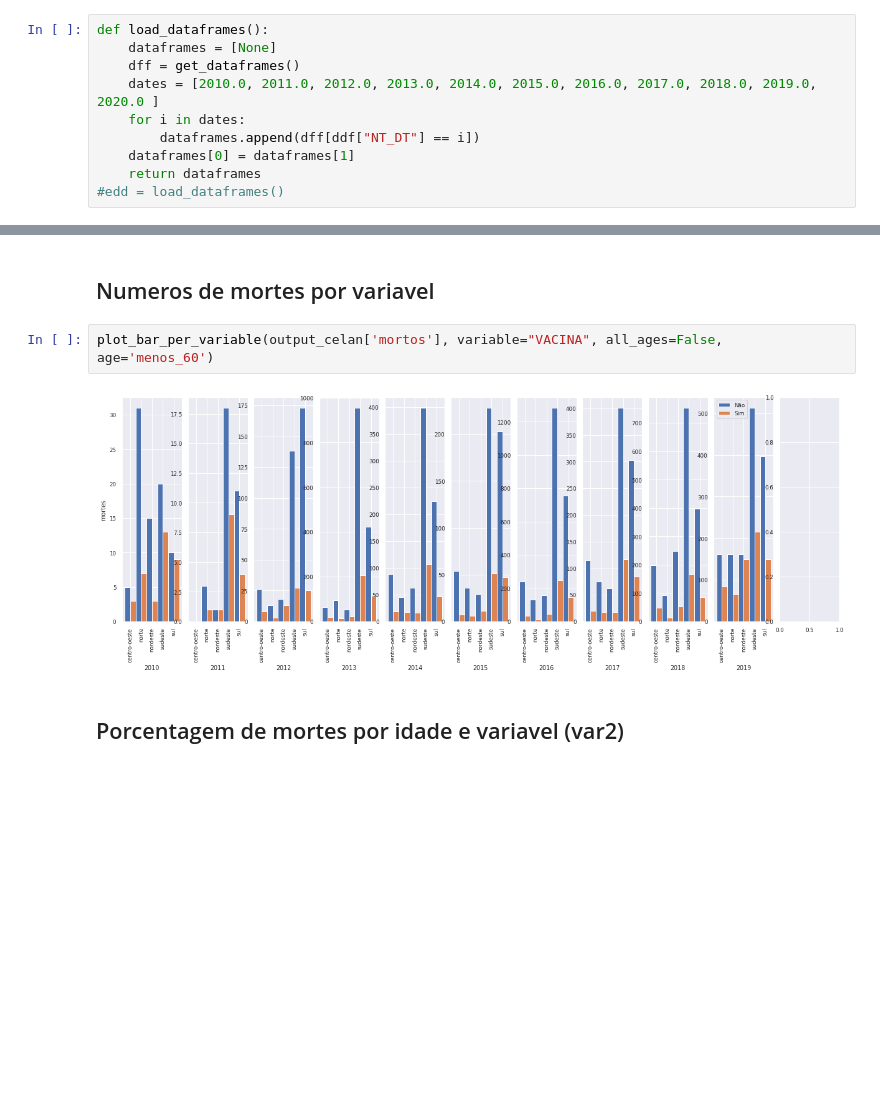
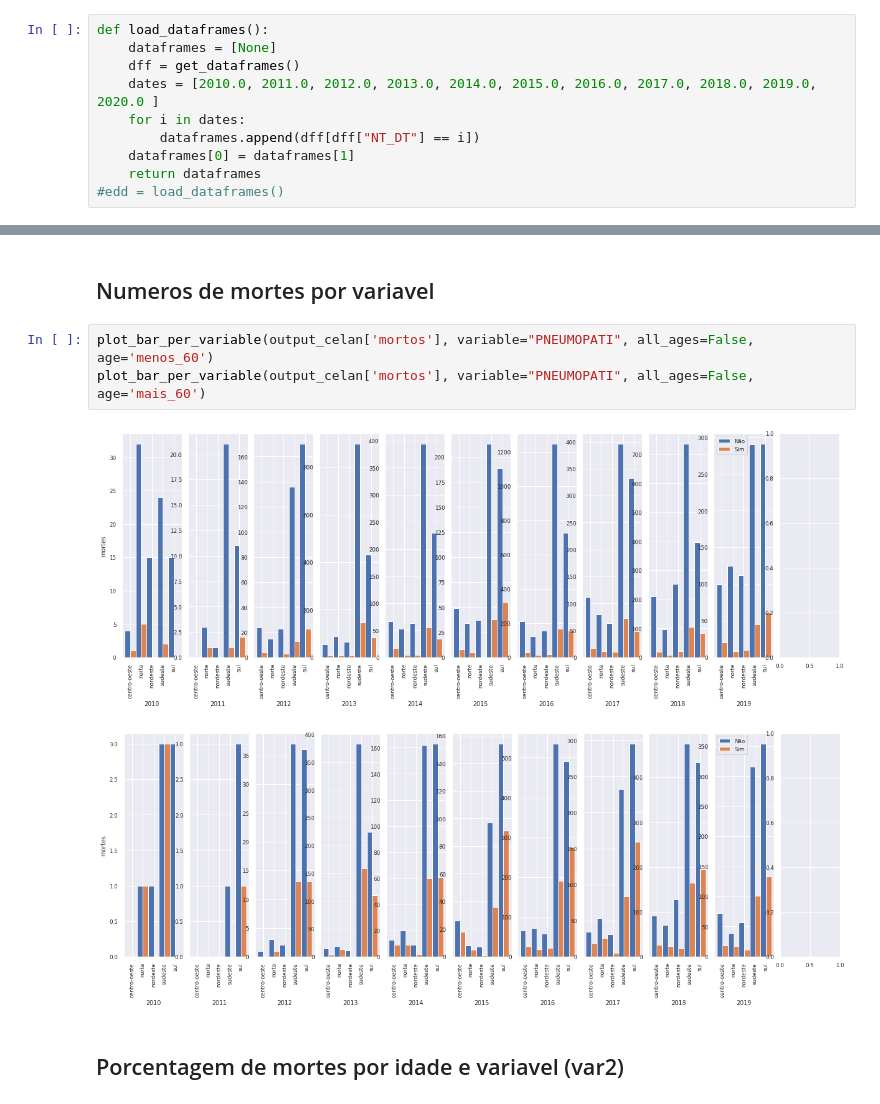
Before and after one commit to brunoartc/IC-Virus-Gripe, a Jupyter notebook: Estudo das variaveis.ipynb, the cells around one changed output, grey strips where cells are left out. Cells and saved outputs as stored; diff of their text form; blank space fills up the shorter version.

```diff
--- a/Estudo das variaveis.ipynb
+++ b/Estudo das variaveis.ipynb
@@ -37,7 +37,7 @@ def load_dataframes():
     dff = get_dataframes()
     dates = [2010.0, 2011.0, 2012.0, 2013.0, 2014.0, 2015.0, 2016.0, 2017.0, 2018.0, 2019.0, 2020.0 ]
     for i in dates:
-        dataframes.append(dff[ddf["NT_DT"] == i])
+        dataframes.append(dff[dff["NT_DT"] == i])
     dataframes[0] = dataframes[1]
     return dataframes
 #edd = load_dataframes()
@@ -1140,9 +1187,11 @@ global_matrix(global_correlation_variables['menos_60'], "./out/menos60", "menos
 # %% [markdown]
 ## Numeros de mortes por variavel
 # %%
-plot_bar_per_variable(output_celan['mortos'], variable="VACINA", all_ages=False, age='menos_60')
+plot_bar_per_variable(output_celan['mortos'], variable="PNEUMOPATI", all_ages=False, age='menos_60')
+plot_bar_per_variable(output_celan['mortos'], variable="PNEUMOPATI", all_ages=False, age='mais_60')
 # %% [output]
-[figure, old version]
+[figure, new version]
+[figure, added]
 # %% [markdown]
 ## Porcentagem de mortes por idade e variavel (var2)
 # %%
```
Also changed, not shown: parts of 9 cells of this notebook.
